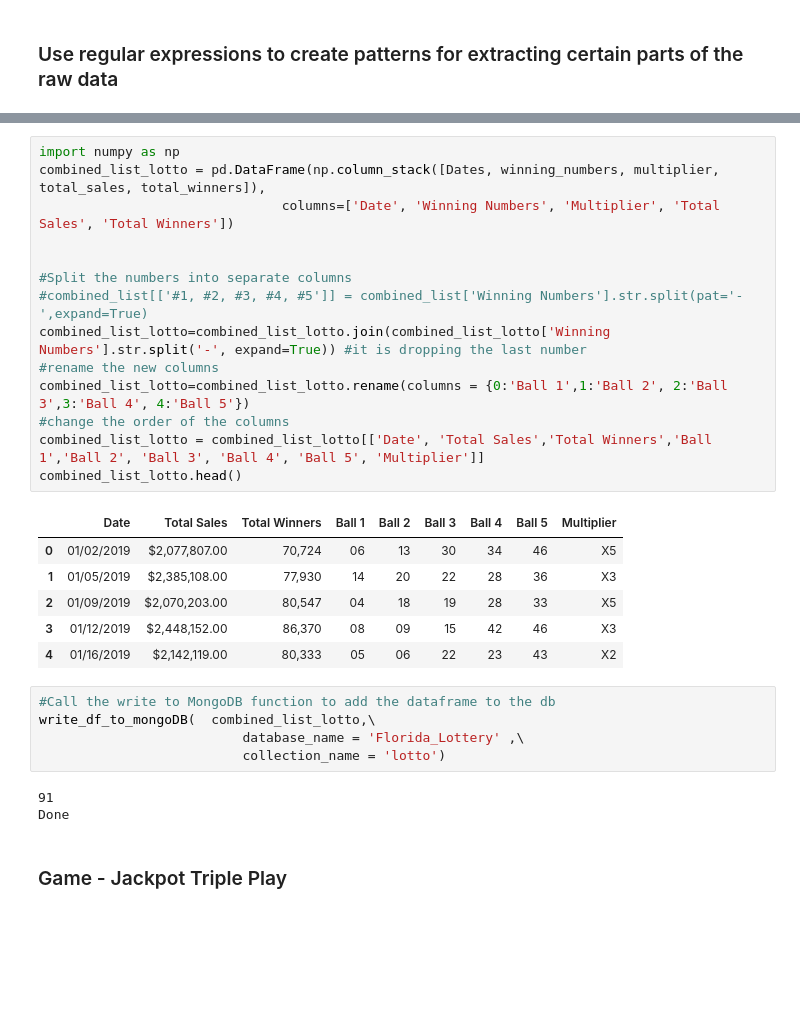
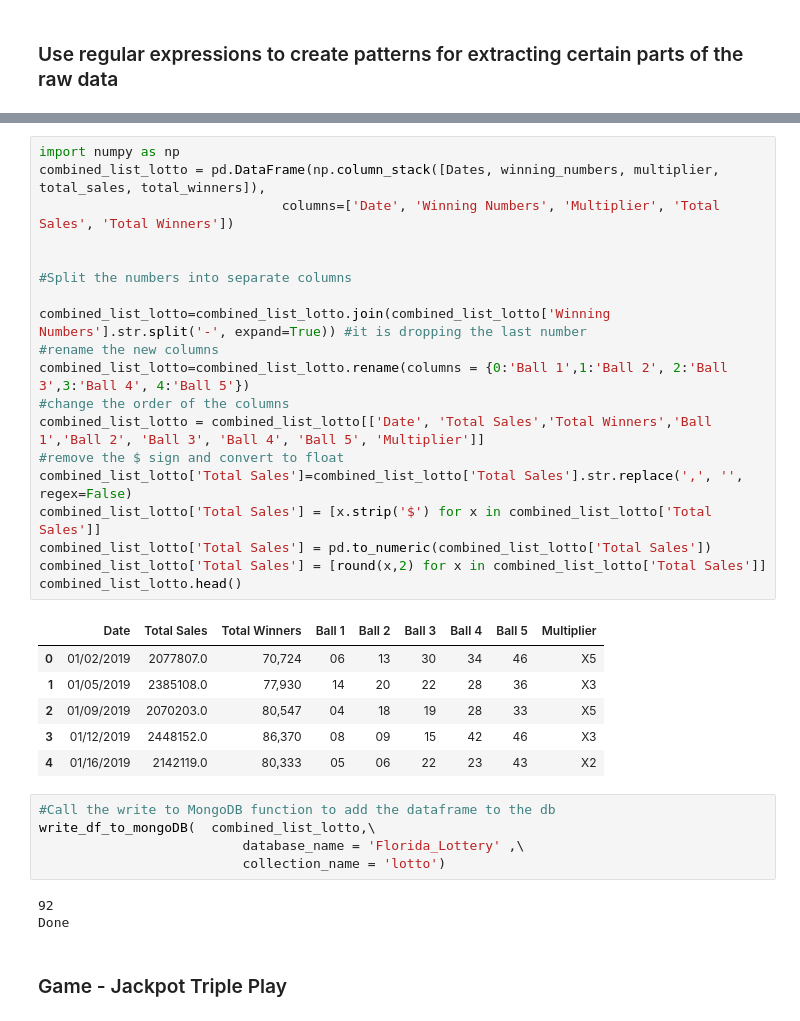
Before and after one commit to feldtmam/Florida_Lottery_ETL_Project, a Jupyter notebook: Florida_lottery_payouts2019.ipynb, the cells around one changed output, grey strips where cells are left out. Cells and saved outputs as stored; diff of their text form; blank space fills up the shorter version.

```diff
--- a/Florida_lottery_payouts2019.ipynb
+++ b/Florida_lottery_payouts2019.ipynb
@@ -401,31 +401,36 @@ print(len(total_winners))
 # %%
 import numpy as np
 combined_list_lotto = pd.DataFrame(np.column_stack([Dates, winning_numbers, multiplier, total_sales, total_winners]),
                                columns=['Date', 'Winning Numbers', 'Multiplier', 'Total Sales', 'Total Winners'])
 
 
 #Split the numbers into separate columns
-#combined_list[['#1, #2, #3, #4, #5']] = combined_list['Winning Numbers'].str.split(pat='-',expand=True)
+
 combined_list_lotto=combined_list_lotto.join(combined_list_lotto['Winning Numbers'].str.split('-', expand=True)) #it is dropping the last number
 #rename the new columns
 combined_list_lotto=combined_list_lotto.rename(columns = {0:'Ball 1',1:'Ball 2', 2:'Ball 3',3:'Ball 4', 4:'Ball 5'})
 #change the order of the columns
 combined_list_lotto = combined_list_lotto[['Date', 'Total Sales','Total Winners','Ball 1','Ball 2', 'Ball 3', 'Ball 4', 'Ball 5', 'Multiplier']]
+#remove the $ sign and convert to float
+combined_list_lotto['Total Sales']=combined_list_lotto['Total Sales'].str.replace(',', '', regex=False)
+combined_list_lotto['Total Sales'] = [x.strip('$') for x in combined_list_lotto['Total Sales']]
+combined_list_lotto['Total Sales'] = pd.to_numeric(combined_list_lotto['Total Sales'])
+combined_list_lotto['Total Sales'] = [round(x,2) for x in combined_list_lotto['Total Sales']]
 combined_list_lotto.head()
 # %% [output]
 |  | Date | Total Sales | Total Winners | Ball 1 | Ball 2 | Ball 3 | Ball 4 | Ball 5 | Multiplier |
-| 0 | 01/02/2019 | $2,077,807.00 | 70,724 | 06 | 13 | 30 | 34 | 46 | X5 |
-| 1 | 01/05/2019 | $2,385,108.00 | 77,930 | 14 | 20 | 22 | 28 | 36 | X3 |
-| 2 | 01/09/2019 | $2,070,203.00 | 80,547 | 04 | 18 | 19 | 28 | 33 | X5 |
-| 3 | 01/12/2019 | $2,448,152.00 | 86,370 | 08 | 09 | 15 | 42 | 46 | X3 |
-| 4 | 01/16/2019 | $2,142,119.00 | 80,333 | 05 | 06 | 22 | 23 | 43 | X2 |
+| 0 | 01/02/2019 | 2077807.0 | 70,724 | 06 | 13 | 30 | 34 | 46 | X5 |
+| 1 | 01/05/2019 | 2385108.0 | 77,930 | 14 | 20 | 22 | 28 | 36 | X3 |
+| 2 | 01/09/2019 | 2070203.0 | 80,547 | 04 | 18 | 19 | 28 | 33 | X5 |
+| 3 | 01/12/2019 | 2448152.0 | 86,370 | 08 | 09 | 15 | 42 | 46 | X3 |
+| 4 | 01/16/2019 | 2142119.0 | 80,333 | 05 | 06 | 22 | 23 | 43 | X2 |
 # %%
 #Call the write to MongoDB function to add the dataframe to the db
 write_df_to_mongoDB(  combined_list_lotto,\
                           database_name = 'Florida_Lottery' ,\
                           collection_name = 'lotto')
 # %% [output]
-91
+92
 Done
 # %% [markdown]
 ### Game - Jackpot Triple Play
```
Also changed, not shown: parts of 32 cells of this notebook, 3 other files.
